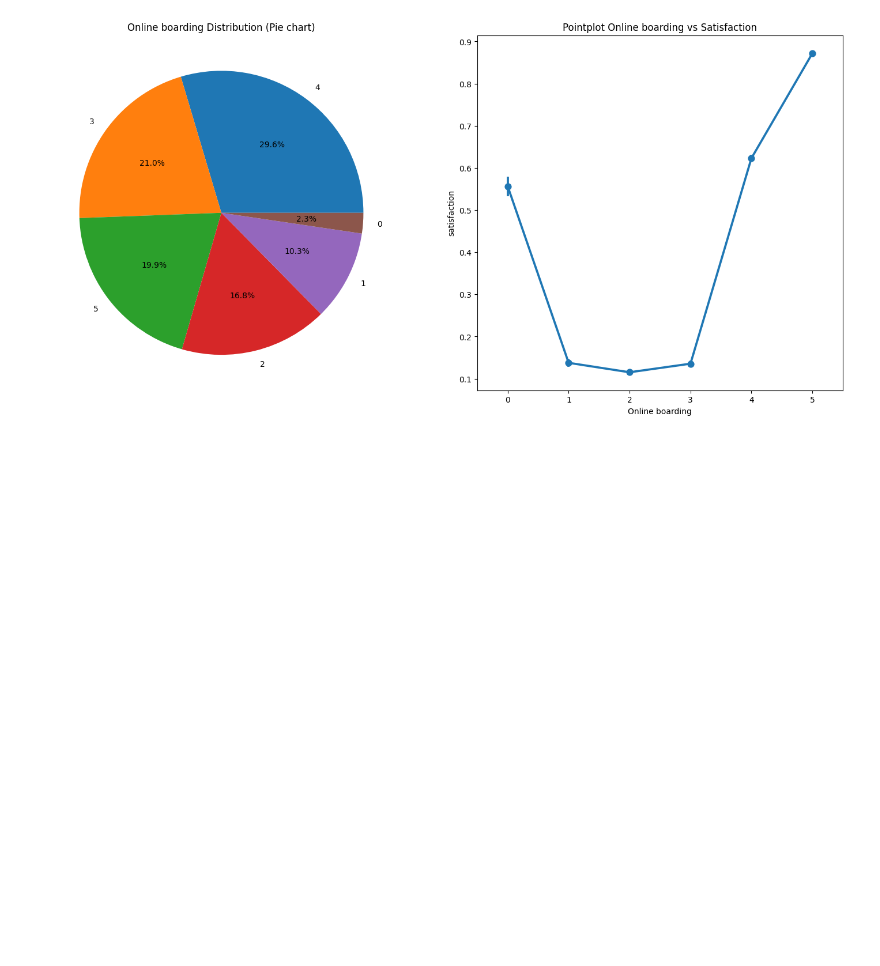
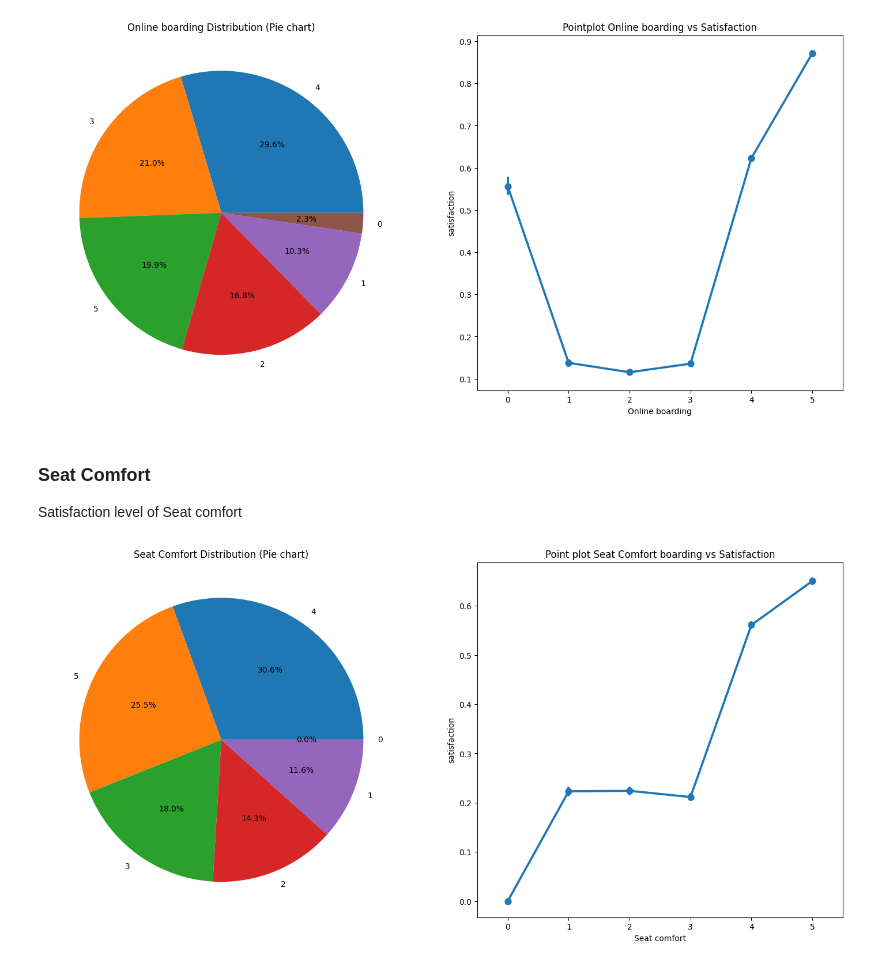
Before and after one commit to JonathanSuryaS/AOL---Machine-Learning, a Jupyter notebook: plane.ipynb, the cells around one changed output. Saved outputs shown, nothing was run; the diff lists cells and outputs as text; code cells hidden in the pictures; blank space fills up the shorter version.

```diff
--- a/plane.ipynb
+++ b/plane.ipynb
@@ -113,6 +113,7 @@ However, as we need to analyze the relation between features and target, we need
 # %%
 data.loc[data['satisfaction']=='satisfied', 'satisfaction'] = 1
 data.loc[data['satisfaction']=='neutral or dissatisfied', 'satisfaction'] = 0
+data['satisfaction'] = data['satisfaction'].astype(int)
 # %% [markdown]
 ### Unnamed: 0
 This features does not represent anything else beside rows
@@ -139,6 +140,8 @@ id
 Name: count, Length: 103904, dtype: int64
 # %% [markdown]
 This data also not important, as it only represent each passenger
+# %%
+data.drop(columns = ['id'], inplace = True)
 # %% [markdown]
 ### Gender
 # %%
@@ -325,3 +334,16 @@ sns.pointplot(data = data, x = 'Online boarding', y = 'satisfaction')
 plt.show()
 # %% [output]
 [figure]
+# %% [markdown]
+### Seat Comfort
+Satisfaction level of Seat comfort
+# %%
+fig, ax = plt.subplots(1, 2, figsize=(18, 8))
+data['Seat comfort'].value_counts().plot(kind = 'pie', ax = ax[0], autopct = '%1.1f%%')
+ax[0].set_ylabel('')
+ax[0].set_title('Seat Comfort Distribution (Pie chart)')
+ax[1].set_title('Point plot Seat Comfort boarding vs Satisfaction')
+sns.pointplot(data = data, x = 'Seat comfort', y = 'satisfaction')
+plt.show()
+# %% [output]
+[figure, added]
```
Also changed, not shown: parts of 59 cells of this notebook.
